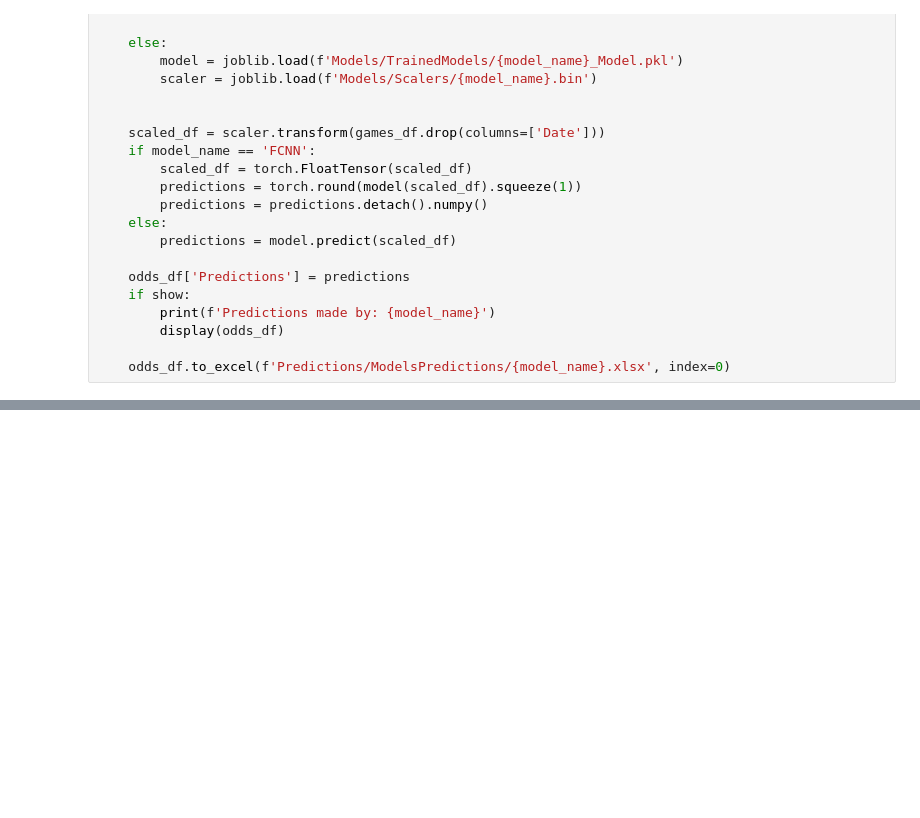
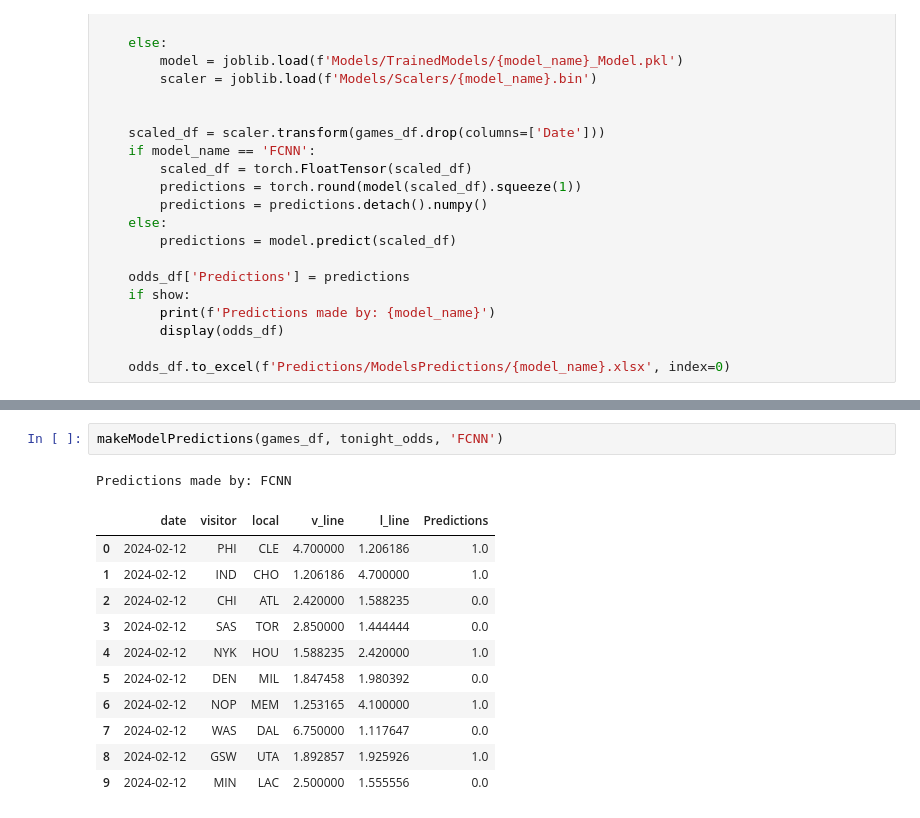
Before and after one commit to marioutiel/TFG, a Jupyter notebook: Predictions/TonightPredictions.ipynb, the cells around one changed output, grey strips where cells are left out. Saved outputs shown, nothing was run; the diff lists cells and outputs as text; blank space fills up the shorter version.

```diff
--- a/Predictions/TonightPredictions.ipynb
+++ b/Predictions/TonightPredictions.ipynb
@@ -173,0 +168,15 @@ Predictions made by: FCNN
+# %%
+makeModelPredictions(games_df, tonight_odds, 'FCNN')
+# %% [output]
+Predictions made by: FCNN
+|  | date | visitor | local | v_line | l_line | Predictions |
+| 0 | 2024-02-12 | PHI | CLE | 4.700000 | 1.206186 | 1.0 |
+| 1 | 2024-02-12 | IND | CHO | 1.206186 | 4.700000 | 1.0 |
+| 2 | 2024-02-12 | CHI | ATL | 2.420000 | 1.588235 | 0.0 |
+| 3 | 2024-02-12 | SAS | TOR | 2.850000 | 1.444444 | 0.0 |
+| 4 | 2024-02-12 | NYK | HOU | 1.588235 | 2.420000 | 1.0 |
+| 5 | 2024-02-12 | DEN | MIL | 1.847458 | 1.980392 | 0.0 |
+| 6 | 2024-02-12 | NOP | MEM | 1.253165 | 4.100000 | 1.0 |
+| 7 | 2024-02-12 | WAS | DAL | 6.750000 | 1.117647 | 0.0 |
+| 8 | 2024-02-12 | GSW | UTA | 1.892857 | 1.925926 | 1.0 |
+| 9 | 2024-02-12 | MIN | LAC | 2.500000 | 1.555556 | 0.0 |
```
Also changed, not shown: parts of 6 cells of this notebook, 58 other files.
